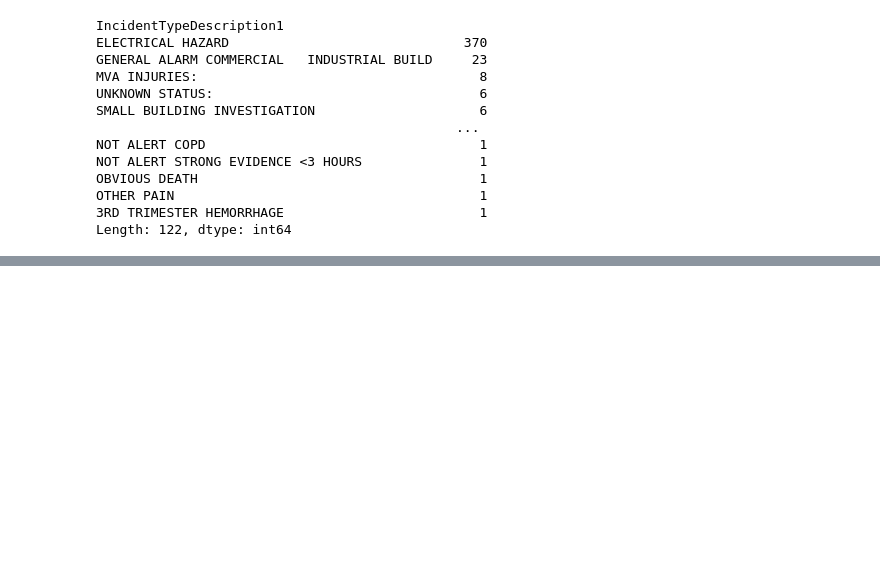
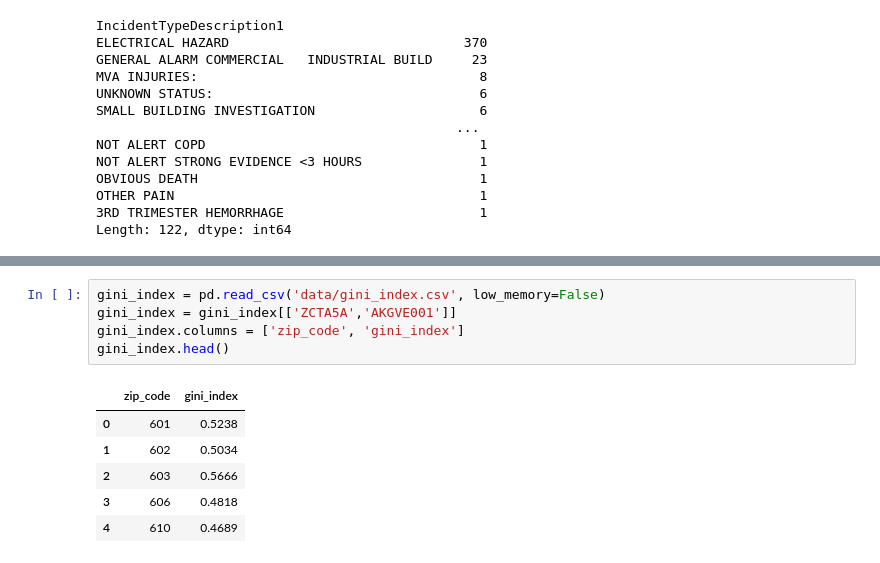
Before and after one commit to abcarlisle22/metro-nashville-emergency-communications-reese-s, a Jupyter notebook: metro_emergency_call_research.ipynb, the cells around one changed output, grey strips where cells are left out. Drawn from its saved outputs; the diff is of its cells as text; blank space fills up the shorter version.

```diff
--- a/metro_emergency_call_research.ipynb
+++ b/metro_emergency_call_research.ipynb
@@ -149,0 +251,12 @@ Name: 474, dtype: object
+# %%
+gini_index = pd.read_csv('data/gini_index.csv', low_memory=False)
+gini_index = gini_index[['ZCTA5A','AKGVE001']]
+gini_index.columns = ['zip_code', 'gini_index']
+gini_index.head()
+# %% [output]
+|  | zip_code | gini_index |
+| 0 | 601 | 0.5238 |
+| 1 | 602 | 0.5034 |
+| 2 | 603 | 0.5666 |
+| 3 | 606 | 0.4818 |
+| 4 | 610 | 0.4689 |
```
Also changed, not shown: parts of 13 cells of this notebook.
